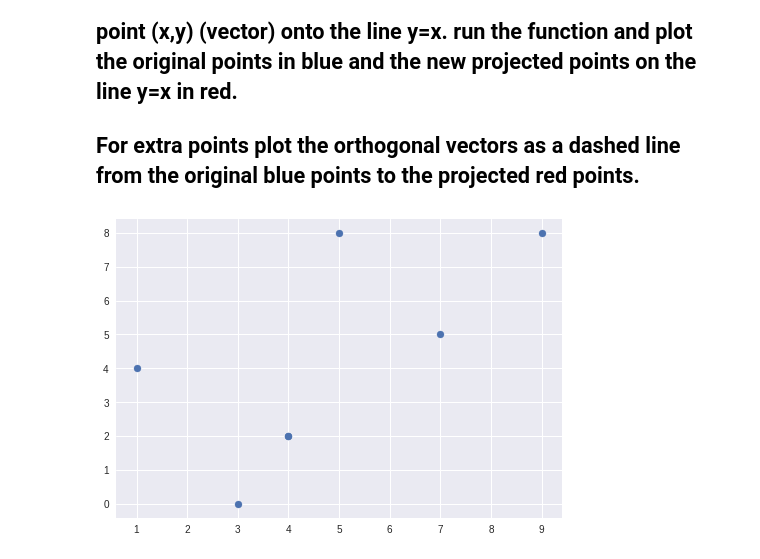
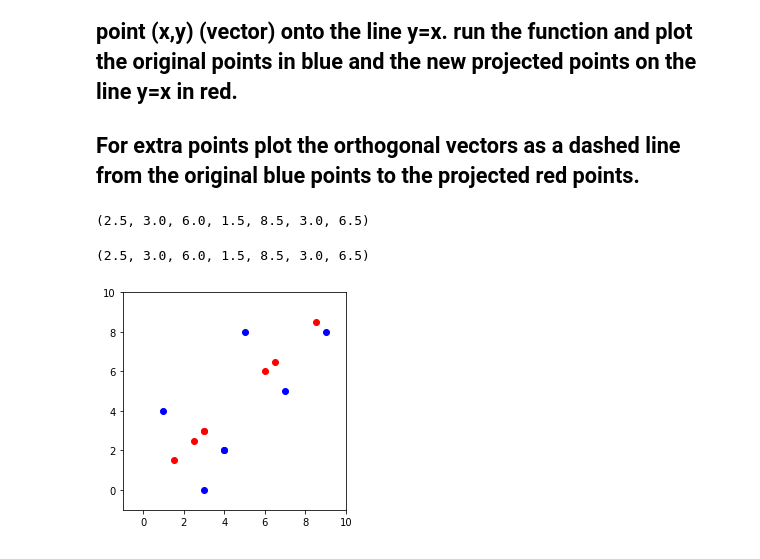
Before and after one commit to nsriniva/DS-Unit-1-Sprint-3-Linear-Algebra, a Jupyter notebook: module2-intermediate-linear-algebra/LS_DS_132_Intermediate_Linear_Algebra_Assignment.ipynb, the cells around one changed output. Saved outputs shown, nothing was run; the diff lists cells and outputs as text; code cells hidden in the pictures.

```diff
--- a/module2-intermediate-linear-algebra/LS_DS_132_Intermediate_Linear_Algebra_Assignment.ipynb
+++ b/module2-intermediate-linear-algebra/LS_DS_132_Intermediate_Linear_Algebra_Assignment.ipynb
@@ -538,18 +538,51 @@ plot_2dvectors([vecw_perp], ['brown'], axes, orig=vecw_proj_vecv)
 # %%
 import pandas as pd
 import matplotlib.pyplot as plt
 
+def proj_xy(x, y, proj_vec=None):
+
+  if proj_vec is None:
+    proj_vec = [1,1]
+
+  xy_list = list(zip(x, y))
+
+  proj_vec = np.array(proj_vec)
+
+  proj_func = lambda u,v:(np.dot(u,v)/np.dot(v, v))*v
+
+  return [ proj_func(u,proj_vec) for u in xy_list]
+
+
+fig,axes = plt.subplots()
+
+fig.set_size_inches(4,4)
+
+axes.set_xlim(-1, 10)
+axes.set_ylim(-1,10)
 # Creating a dataframe for you to work with -Feel free to not use the dataframe if you don't want to.
 x_values = [1, 4, 7, 3, 9, 4, 5 ]
 y_values = [4, 2, 5, 0, 8, 2, 8]
 
+x_proj, y_proj = zip(*proj_xy(x_values, y_values))
+
+display(x_proj)
+display(y_proj)
+
 data = {"x": x_values, "y": y_values}
+
+data_proj = {"x": x_proj, "y":y_proj}
 
 df = pd.DataFrame(data)
 
+df_proj = pd.DataFrame(data_proj)
+
 df.head()
 
-plt.scatter(df.x, df.y)
+plt.scatter(df.x, df.y,color='blue')
+
+plt.scatter(df_proj.x, df_proj.y, color='red')
 plt.show()
 # %% [output]
+(2.5, 3.0, 6.0, 1.5, 8.5, 3.0, 6.5)
+(2.5, 3.0, 6.0, 1.5, 8.5, 3.0, 6.5)
-[figure, old version]
+[figure, new version]
```
